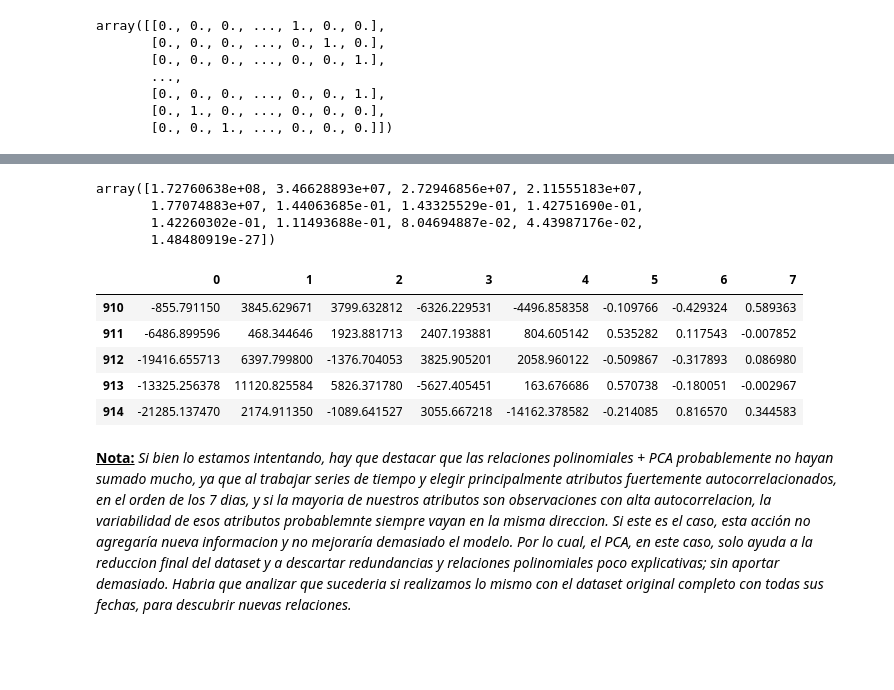
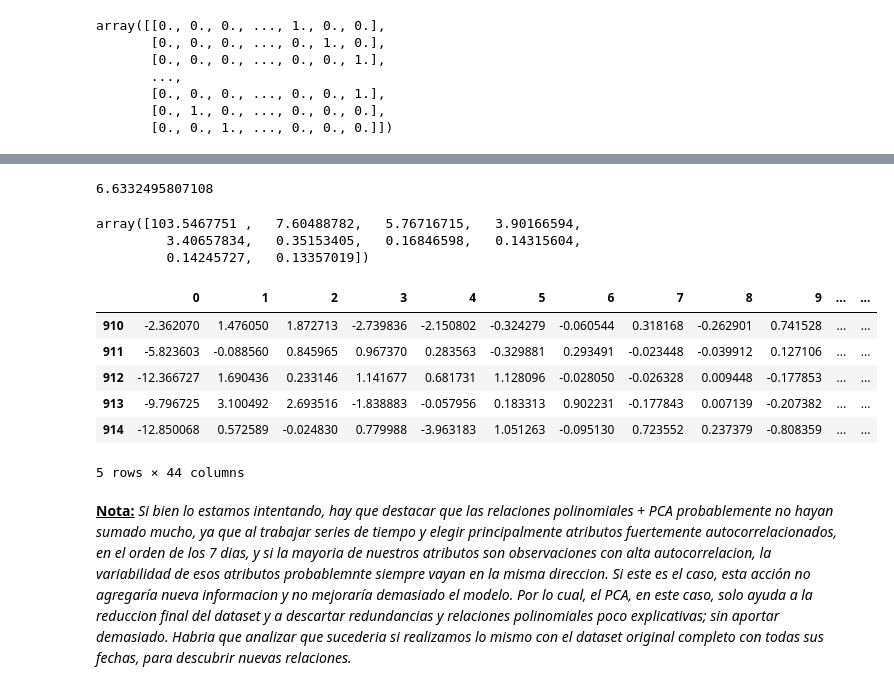
Before and after one commit to torres-federico-e/DS_acamica_time_series_4, a Jupyter notebook: Proyecto 4 - Mejoras - Series de Tiempo.ipynb, the cells around one changed output, grey strips where cells are left out. Cells and saved outputs as stored; diff of their text form; code cells hidden in the pictures; blank space fills up the shorter version.

```diff
--- a/Proyecto 4 - Mejoras - Series de Tiempo.ipynb
+++ b/Proyecto 4 - Mejoras - Series de Tiempo.ipynb
@@ -265,26 +370,30 @@ Realizamos descomposicion PCA para seleccionar atributos y descartar relaciones
+# %%
+np.sqrt(X_pca.shape[1])
+# %% [output]
+6.6332495807108
 # %%
 from sklearn.decomposition import PCA
 X_pca = np.concatenate((dummies, scaled_poly), axis =1)
-pca = PCA(n_components=X.shape[1], random_state=1)
-X_pca = pca.fit_transform(X)
+pca = PCA(n_components=int(X_pca.shape[1]/3), random_state=1)
+X_pca = pca.fit_transform(X_pca)
 
-pca.explained_variance_
+pca.explained_variance_[:10]
 # %% [output]
-array([1.72760638e+08, 3.46628893e+07, 2.72946856e+07, 2.11555183e+07,
-       1.77074883e+07, 1.44063685e-01, 1.43325529e-01, 1.42751690e-01,
-       1.42260302e-01, 1.11493688e-01, 8.04694887e-02, 4.43987176e-02,
-       1.48480919e-27])
+array([103.5467751 ,   7.60488782,   5.76716715,   3.90166594,
+         3.40657834,   0.35153405,   0.16846598,   0.14315604,
+         0.14245727,   0.13357019])
 # %%
-# Descarto primeros 10 componentes principales, poco explicativos
-X = X_pca[:,:-5]
+# Descarto primeros 40 componentes principales, poco explicativos
+X = X_pca[:,:]
 pd.DataFrame(X).tail()
 # %% [output]
-|  | 0 | 1 | 2 | 3 | 4 | 5 | 6 | 7 |
-| 910 | -855.791150 | 3845.629671 | 3799.632812 | -6326.229531 | -4496.858358 | -0.109766 | -0.429324 | 0.589363 |
-| 911 | -6486.899596 | 468.344646 | 1923.881713 | 2407.193881 | 804.605142 | 0.535282 | 0.117543 | -0.007852 |
-| 912 | -19416.655713 | 6397.799800 | -1376.704053 | 3825.905201 | 2058.960122 | -0.509867 | -0.317893 | 0.086980 |
-| 913 | -13325.256378 | 11120.825584 | 5826.371780 | -5627.405451 | 163.676686 | 0.570738 | -0.180051 | -0.002967 |
-| 914 | -21285.137470 | 2174.911350 | -1089.641527 | 3055.667218 | -14162.378582 | -0.214085 | 0.816570 | 0.344583 |
+|  | 0 | 1 | 2 | 3 | 4 | 5 | 6 | 7 | 8 | 9 | ... | ... |
+| 910 | -2.362070 | 1.476050 | 1.872713 | -2.739836 | -2.150802 | -0.324279 | -0.060544 | 0.318168 | -0.262901 | 0.741528 | ... | ... |
+| 911 | -5.823603 | -0.088560 | 0.845965 | 0.967370 | 0.283563 | -0.329881 | 0.293491 | -0.023448 | -0.039912 | 0.127106 | ... | ... |
+| 912 | -12.366727 | 1.690436 | 0.233146 | 1.141677 | 0.681731 | 1.128096 | -0.028050 | -0.026328 | 0.009448 | -0.177853 | ... | ... |
+| 913 | -9.796725 | 3.100492 | 2.693516 | -1.838883 | -0.057956 | 0.183313 | 0.902231 | -0.177843 | 0.007139 | -0.207382 | ... | ... |
+| 914 | -12.850068 | 0.572589 | -0.024830 | 0.779988 | -3.963183 | 1.051263 | -0.095130 | 0.723552 | 0.237379 | -0.808359 | ... | ... |
+5 rows × 44 columns
 # %% [markdown]
 <u>**Nota:**</u> _Si bien lo estamos intentando, hay que destacar que las relaciones polinomiales + PCA probablemente no hayan sumado mucho, ya que al trabajar series de tiempo y elegir principalmente atributos fuertemente autocorrelacionados, en el orden de los 7 dias, y si la mayoria de nuestros atributos son observaciones con alta autocorrelacion, la variabilidad de esos atributos probablemnte siempre vayan en la misma direccion. Si este es el caso, esta acción no agregaría nueva informacion y no mejoraría demasiado el modelo. Por lo cual, el PCA, en este caso, solo ayuda a la reduccion final del dataset y a descartar redundancias y relaciones polinomiales poco explicativas; sin aportar demasiado. Habria que analizar que sucederia si realizamos lo mismo con el dataset original completo con todas sus fechas, para descubrir nuevas relaciones._
 # %% [markdown]
```
Also changed, not shown: parts of 47 cells of this notebook.
